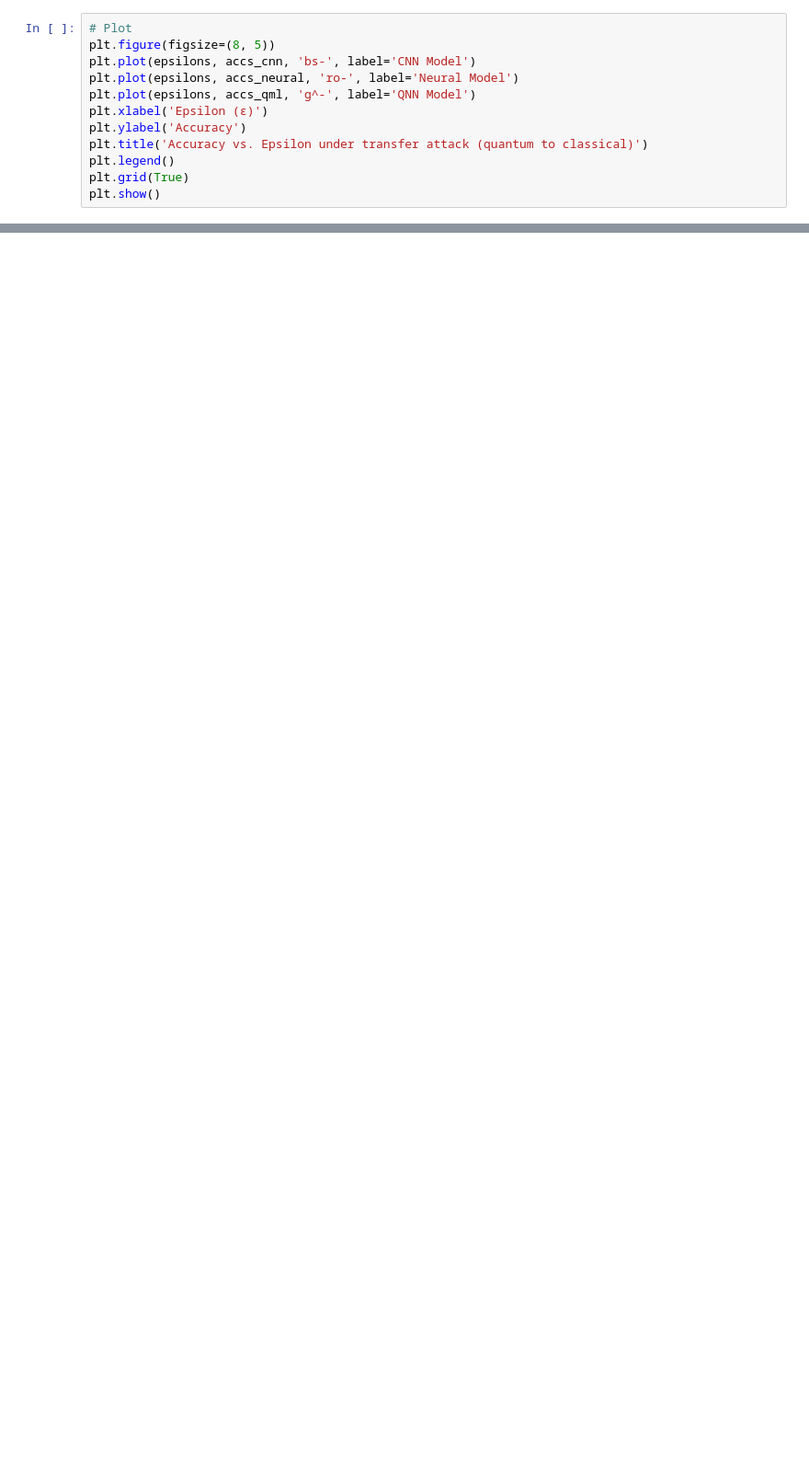
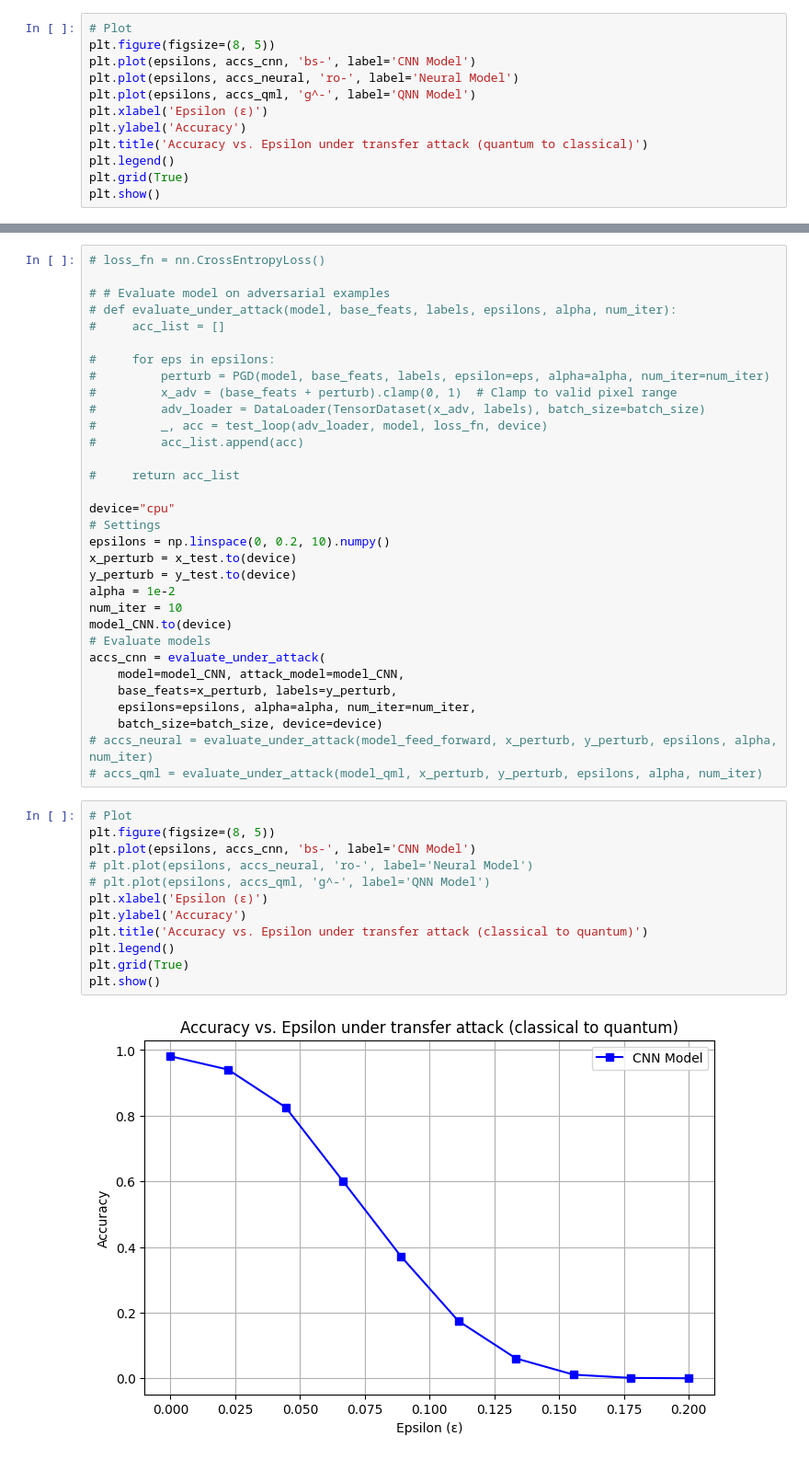
Before and after one commit to PranayK-666/adversarial-qml, a Jupyter notebook: binary_classification.ipynb, the cells around one changed output, grey strips where cells are left out. Shown: that part at 92% size. Cells and saved outputs as stored; diff of their text form; blank space fills up the shorter version.

```diff
--- a/binary_classification.ipynb
+++ b/binary_classification.ipynb
@@ -314,0 +417,46 @@ plt.show()
+# %%
+# loss_fn = nn.CrossEntropyLoss()
+
+# # Evaluate model on adversarial examples
+# def evaluate_under_attack(model, base_feats, labels, epsilons, alpha, num_iter):
+#     acc_list = []
+
+#     for eps in epsilons:
+#         perturb = PGD(model, base_feats, labels, epsilon=eps, alpha=alpha, num_iter=num_iter)
+#         x_adv = (base_feats + perturb).clamp(0, 1)  # Clamp to valid pixel range
+#         adv_loader = DataLoader(TensorDataset(x_adv, labels), batch_size=batch_size)
+#         _, acc = test_loop(adv_loader, model, loss_fn, device)
+#         acc_list.append(acc)
+
+#     return acc_list
+
+device="cpu"
+# Settings
+epsilons = np.linspace(0, 0.2, 10).numpy()
+x_perturb = x_test.to(device)
+y_perturb = y_test.to(device)
+alpha = 1e-2
+num_iter = 10
+model_CNN.to(device)
+# Evaluate models
+accs_cnn = evaluate_under_attack(
+    model=model_CNN, attack_model=model_CNN,
+    base_feats=x_perturb, labels=y_perturb,
+    epsilons=epsilons, alpha=alpha, num_iter=num_iter,
+    batch_size=batch_size, device=device)
+# accs_neural = evaluate_under_attack(model_feed_forward, x_perturb, y_perturb, epsilons, alpha, num_iter)
+# accs_qml = evaluate_under_attack(model_qml, x_perturb, y_perturb, epsilons, alpha, num_iter)
+# %%
+# Plot
+plt.figure(figsize=(8, 5))
+plt.plot(epsilons, accs_cnn, 'bs-', label='CNN Model')
+# plt.plot(epsilons, accs_neural, 'ro-', label='Neural Model')
+# plt.plot(epsilons, accs_qml, 'g^-', label='QNN Model')
+plt.xlabel('Epsilon (ε)')
+plt.ylabel('Accuracy')
+plt.title('Accuracy vs. Epsilon under transfer attack (classical to quantum)')
+plt.legend()
+plt.grid(True)
+plt.show()
+# %% [output]
+[figure, added]
```
Also changed, not shown: parts of 25 cells of this notebook, 45 other files.
